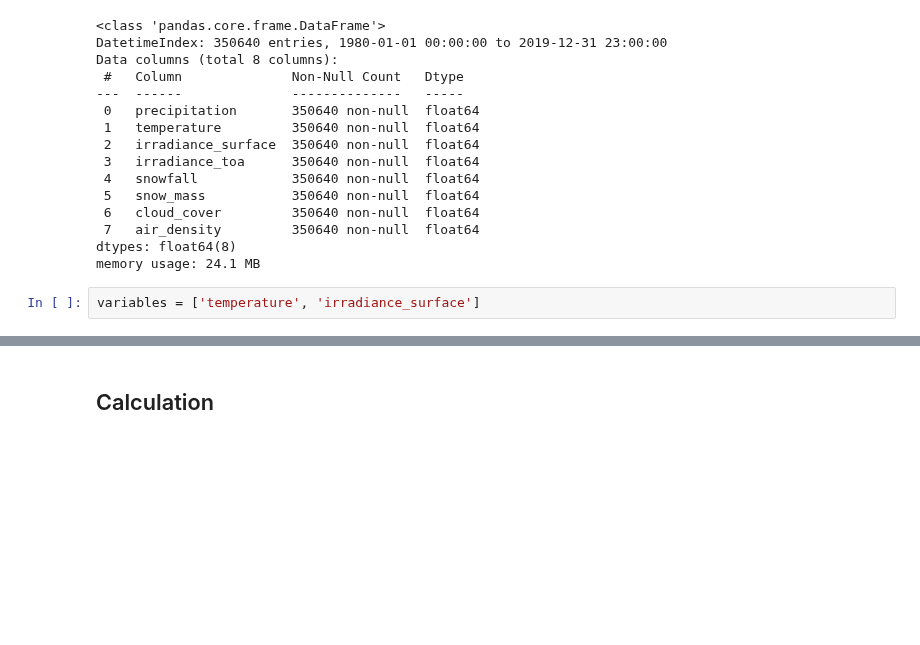
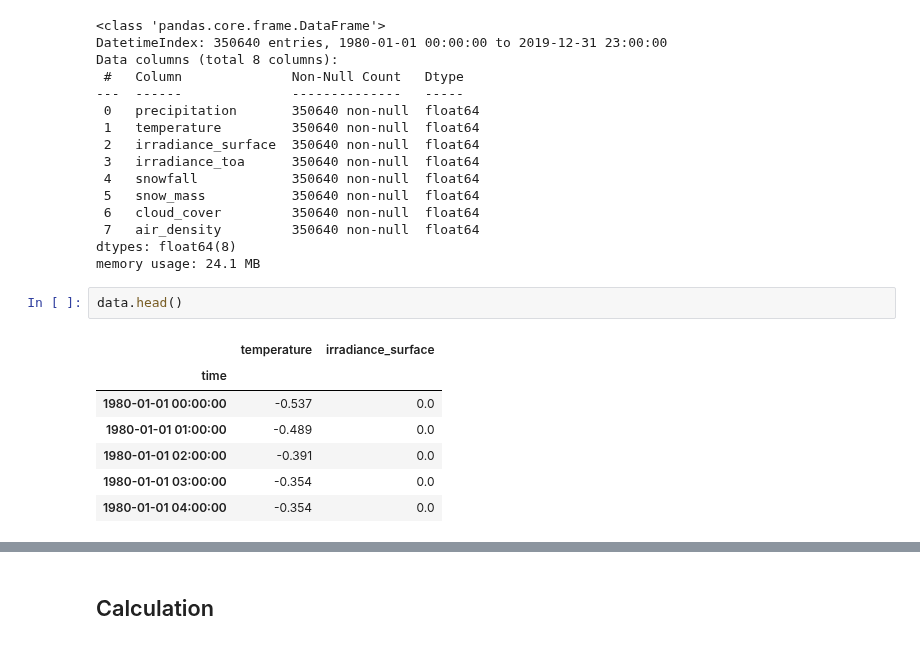
Before and after one commit to CIRED/Res-IRF4, a Jupyter notebook: project/analysis/preprocessing/climatic_data/prepare_climatic.ipynb, the cells around one changed output, grey strips where cells are left out. Drawn from its saved outputs; the diff is of its cells as text; blank space fills up the shorter version.

```diff
--- a/project/analysis/preprocessing/climatic_data/prepare_climatic.ipynb
+++ b/project/analysis/preprocessing/climatic_data/prepare_climatic.ipynb
@@ -26,5 +27,13 @@ Data columns (total 8 columns):
  7   air_density         350640 non-null  float64
 dtypes: float64(8)
 memory usage: 24.1 MB
-# %%
-variables = ['temperature', 'irradiance_surface']
+# %%
+data.head()
+# %% [output]
+|  | temperature | irradiance_surface |
+| time |  |  |
+| 1980-01-01 00:00:00 | -0.537 | 0.0 |
+| 1980-01-01 01:00:00 | -0.489 | 0.0 |
+| 1980-01-01 02:00:00 | -0.391 | 0.0 |
+| 1980-01-01 03:00:00 | -0.354 | 0.0 |
+| 1980-01-01 04:00:00 | -0.354 | 0.0 |
```
Also changed, not shown: parts of 14 cells of this notebook, 8 other files.
